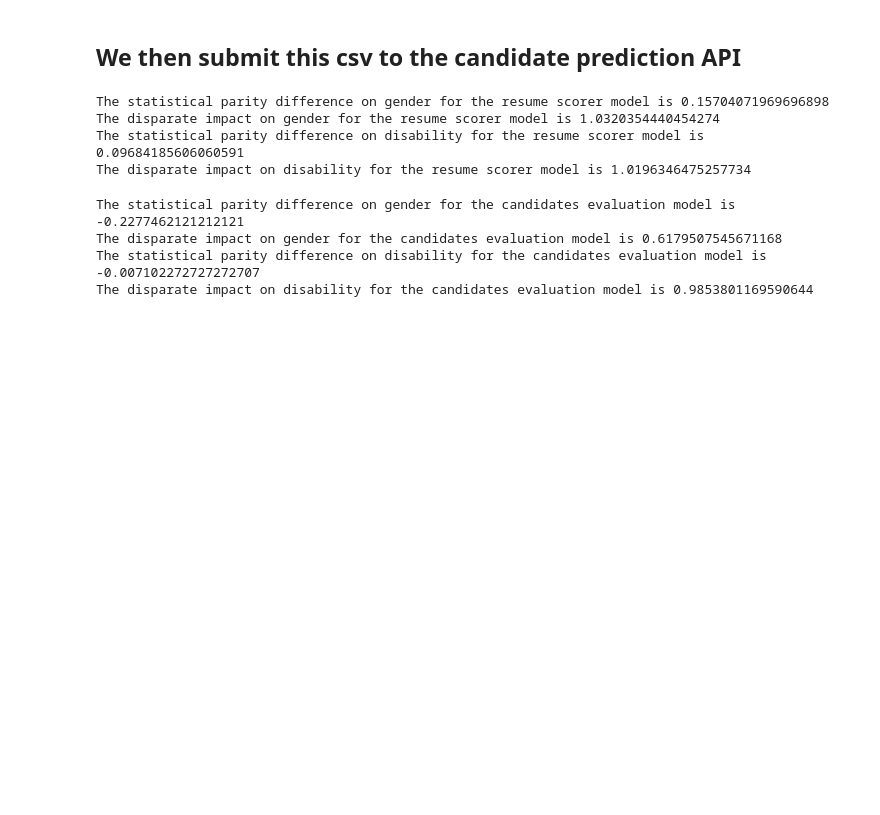
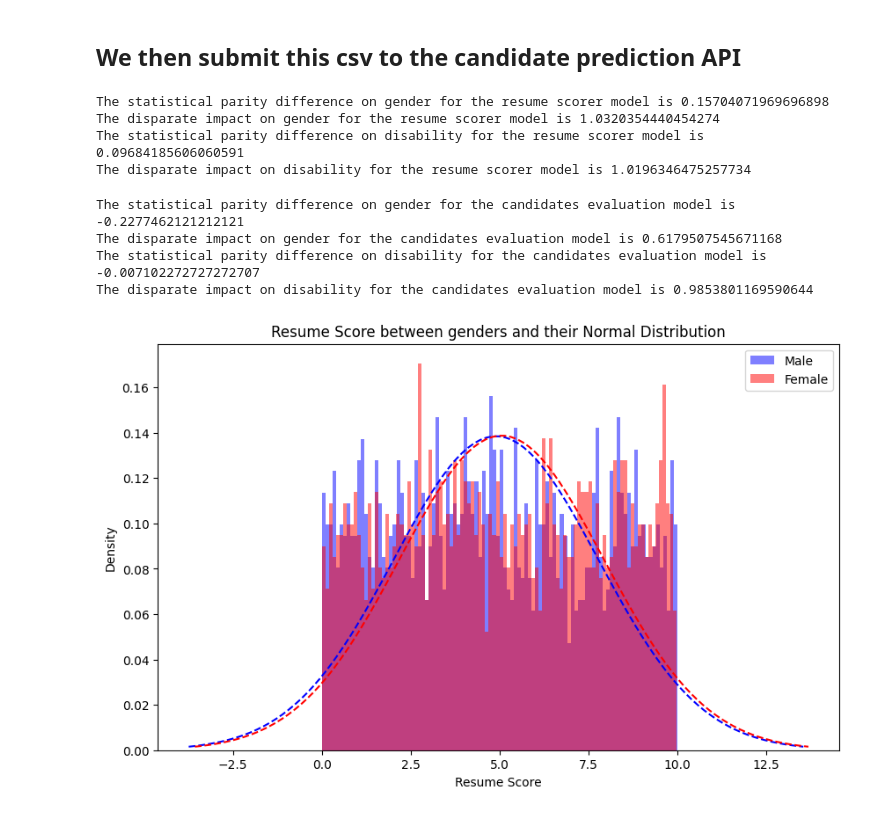
Before and after one commit to Kingsley024/CSCI1951Z_final_project, a Jupyter notebook: Final Report.ipynb, the cells around one changed output. Cells and saved outputs as stored; diff of their text form; code cells hidden in the pictures; blank space fills up the shorter version.

```diff
--- a/Final Report.ipynb
+++ b/Final Report.ipynb
@@ -133,3 +134,43 @@ The statistical parity difference on gender for the candidates evaluation model
 The disparate impact on gender for the candidates evaluation model is 0.6179507545671168
 The statistical parity difference on disability for the candidates evaluation model is -0.007102272727272707
 The disparate impact on disability for the candidates evaluation model is 0.9853801169590644
+# %%
+import pandas as pd
+import matplotlib.pyplot as plt
+import numpy as np
+from scipy.stats import norm
+
+# Example data
+data1 = applicants[applicants['Gender'] == 'M']['Resume score']
+data2 = applicants[applicants['Gender'] == 'F']['Resume score']
+
+# Create a figure and an axes.
+plt.figure(figsize=(10, 6))
+
+# Plot histogram for each series
+n1, bins1, patches1 = plt.hist(data1, bins=100, alpha=0.5, label='Male', color='blue', density=True)
+n2, bins2, patches2 = plt.hist(data2, bins=100, alpha=0.5, label='Female', color='red', density=True)
+
+# Calculate the mean and standard deviation for each series
+mu1, std1 = data1.mean(), data1.std()
+mu2, std2 = data2.mean(), data2.std()
+
+# Generate points on the x axis:
+factor = 3
+x1 = np.linspace(mu1 - factor*std1, mu1 + factor*std1, 100)
+x2 = np.linspace(mu2 - factor*std2, mu2 + factor*std2, 100)
+
+# Plot the normal distribution curve
+plt.plot(x1, norm.pdf(x1, mu1, std1), 'b--')  # Blue dashed line for Series 1
+plt.plot(x2, norm.pdf(x2, mu2, std2), 'r--')  # Red dashed line for Series 2
+
+# Adding titles and labels
+plt.title('Resume Score between genders and their Normal Distribution')
+plt.xlabel('Resume Score')
+plt.ylabel('Density')
+plt.legend()  # Add a legend
+plt.savefig('resume.png')
+# Show plot
+plt.show()
+# %% [output]
+[figure, added]
```
Also changed, not shown: parts of 6 cells of this notebook, 1 other file.
